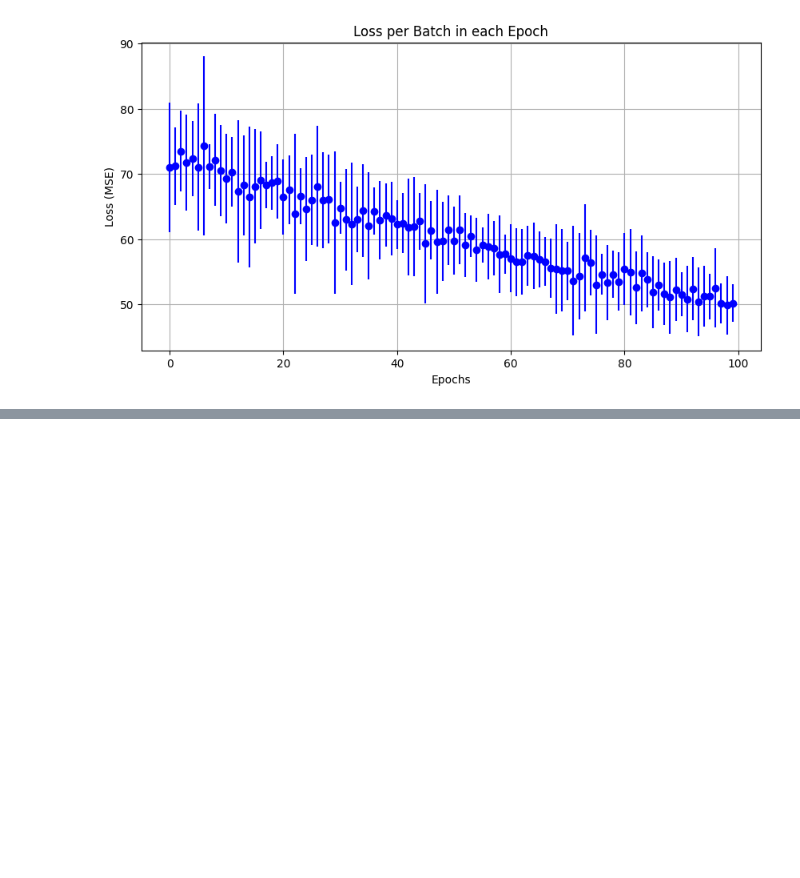
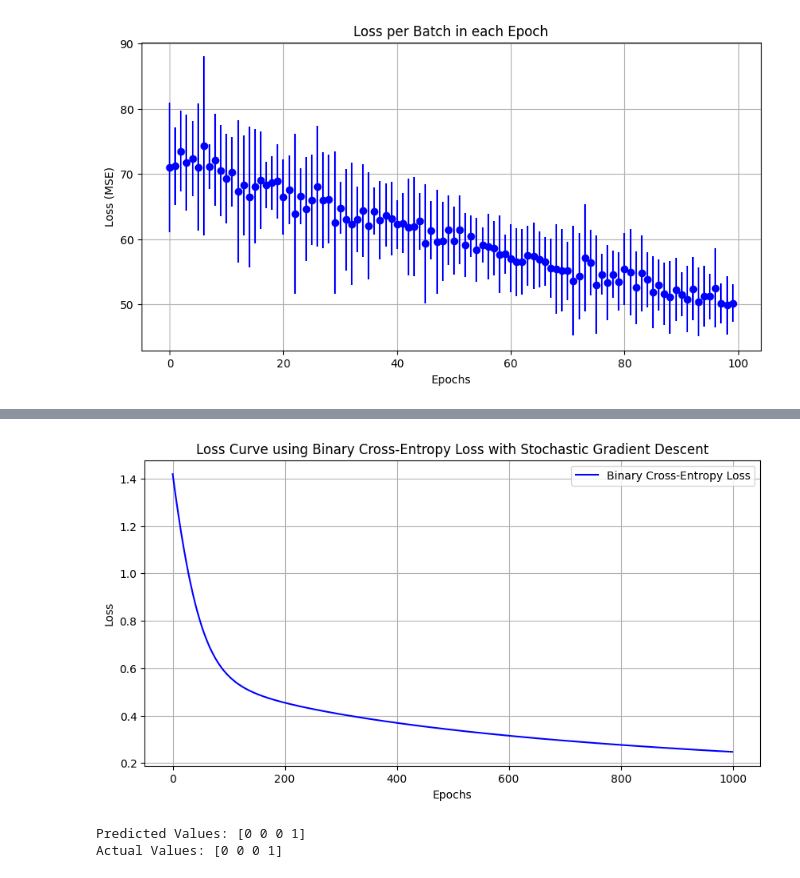
Before and after one commit to tiagomosantos/CapstoneProject, a Jupyter notebook: notebooks/class_4_notebook_solved.ipynb, the cells around one changed output, grey strips where cells are left out. Cells and saved outputs as stored; diff of their text form; code cells hidden in the pictures; blank space fills up the shorter version.

```diff
--- a/notebooks/class_4_notebook_solved.ipynb
+++ b/notebooks/class_4_notebook_solved.ipynb
@@ -993,0 +1149,15 @@ model2.plot_epoch_info_loss()
+# %%
+class BinaryClassifierPerceptron(Perceptron):
+    def __init__(self, learning_rate=1e-5, epochs=100):
+        super().__init__(learning_rate, epochs)
+
+    def predict_proba(self, X):
+        # Predict probabilities for the given input data (useful for metrics like ROC AUC)
+        X = np.array(X)
+        logits = np.dot(X, self.weights) + self.bias
+        return self.activation_function(logits)
+
+    def predict(self, X):
+        # Predict probabilities for the given input data
+        proba = self.predict_proba(X)
+        return np.where(proba >= 0.5, 1, 0)  # Convert probabilities to binary labels
@@ -993,0 +1292,19 @@ model2.plot_epoch_info_loss()
+# %%
+np.random.seed(0)
+X = np.array([[0, 0], [0, 1], [1, 0], [1, 1]])
+y = np.array([0, 0, 0, 1])  # AND gate
+# %%
+model = BinaryClassifierPerceptronSGD(learning_rate=0.01, epochs=1000)
+model.train(X, y)
+# %%
+model.plot_loss()
+# %% [output]
+[figure, added]
+# %%
+# Print the predicted values vs actual values
+y_pred = model.predict(X)
+print(f"Predicted Values: {y_pred}")
+print(f"Actual Values: {y}")
+# %% [output]
+Predicted Values: [0 0 0 1]
+Actual Values: [0 0 0 1]
```
Also changed, not shown: parts of 20 cells of this notebook.
